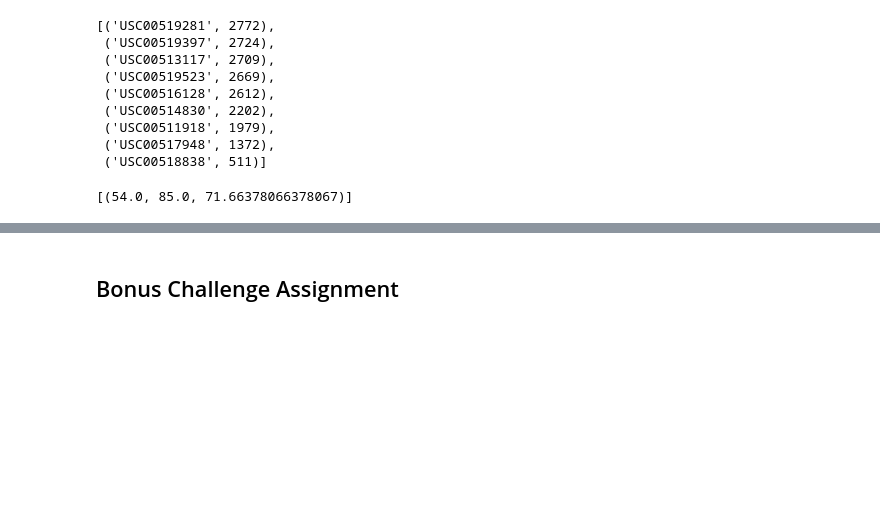
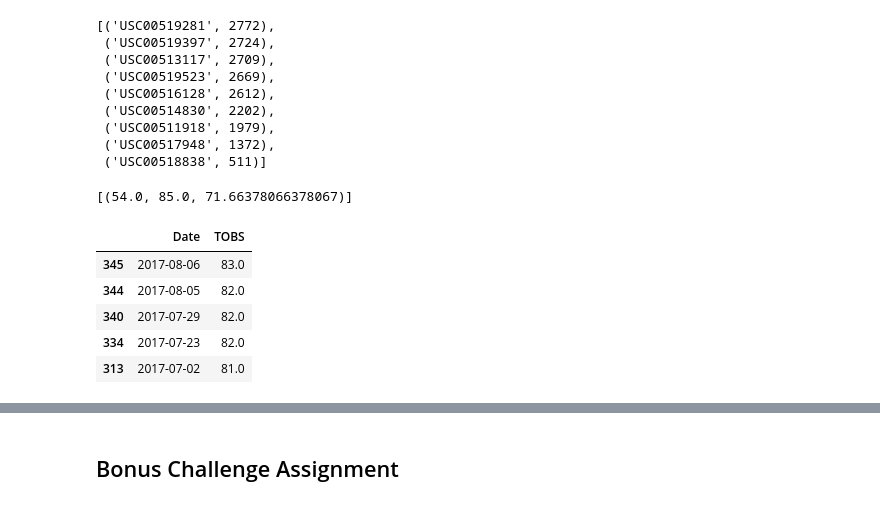
Before and after one commit to Daltonjfield/sqlalchemy-challenge, a Jupyter notebook: climate_starter.ipynb, the cells around one changed output, grey strips where cells are left out. Drawn from its saved outputs; the diff is of its cells as text; code cells hidden in the pictures; blank space fills up the shorter version.

```diff
--- a/climate_starter.ipynb
+++ b/climate_starter.ipynb
@@ -180,4 +180,20 @@ session.query(func.min(measurement.tobs),func.max(measurement.tobs),func.avg(mea
 filter(measurement.station == 'USC00519281').all()
 # %% [output]
 [(54.0, 85.0, 71.66378066378067)]
+# %%
+# Choose the station with the highest number of temperature observations.
+highest_num_temp = session.query(measurement.date,(measurement.tobs)).\
+                          filter(measurement.date >= date_year_ago ).\
+                          filter(measurement.station == "USC00519281").group_by(measurement.date).all()
+
+highest_num_temp_df = pd.DataFrame(highest_num_temp, columns=["Date", "TOBS"])
+highest_num_temp_df.sort_values('TOBS', inplace=True, ascending=False)
+highest_num_temp_df.head()
+# %% [output]
+|  | Date | TOBS |
+| 345 | 2017-08-06 | 83.0 |
+| 344 | 2017-08-05 | 82.0 |
+| 340 | 2017-07-29 | 82.0 |
+| 334 | 2017-07-23 | 82.0 |
+| 313 | 2017-07-02 | 81.0 |
 # %%
```
Also changed, not shown: parts of 1 cell of this notebook, 1 other file.
